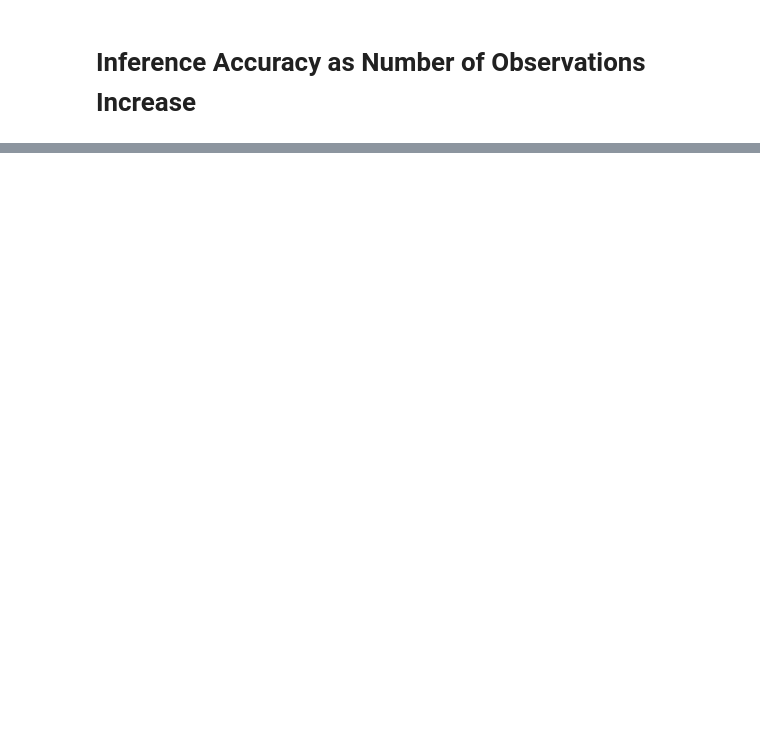
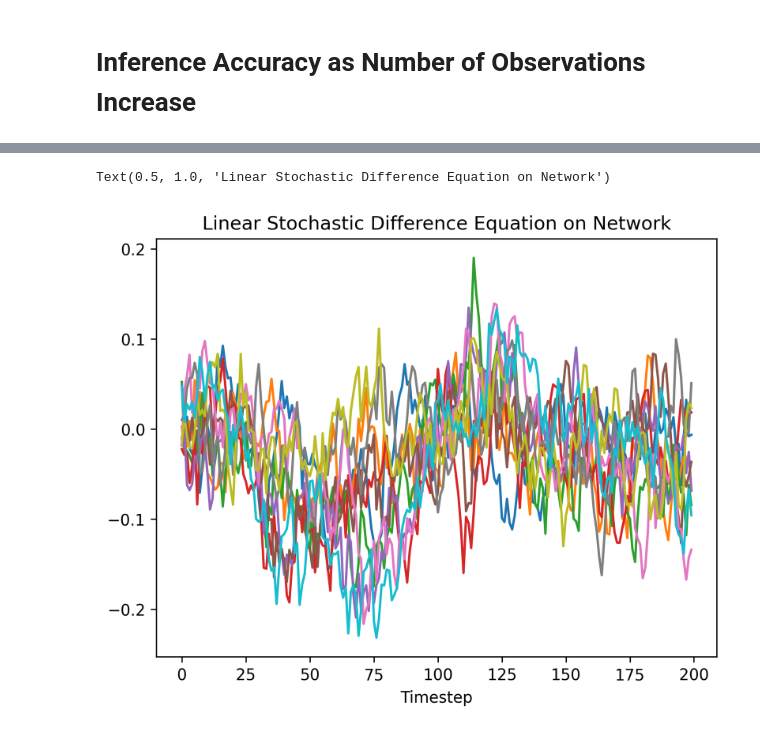
Before and after one commit to djpasseyjr/graphinference, a Jupyter notebook: Notebooks/Jupyter/InferenceAccAsObsIncr.ipynb, the cells around one changed output, grey strips where cells are left out. Cells and saved outputs as stored; diff of their text form; code cells hidden in the pictures; blank space fills up the shorter version.

```diff
--- a/Notebooks/Jupyter/InferenceAccAsObsIncr.ipynb
+++ b/Notebooks/Jupyter/InferenceAccAsObsIncr.ipynb
@@ -81,0 +151,9 @@ plt.show()
+# %%
+X = qspems_model2(graph_model(), 200)
+plt.plot(X.T)
+plt.xlabel("Timestep")
+
+plt.title("Linear Stochastic Difference Equation on Network")
+# %% [output]
+Text(0.5, 1.0, 'Linear Stochastic Difference Equation on Network')
+[figure, added]
```
Also changed, not shown: parts of 9 cells of this notebook, 2 other files.
